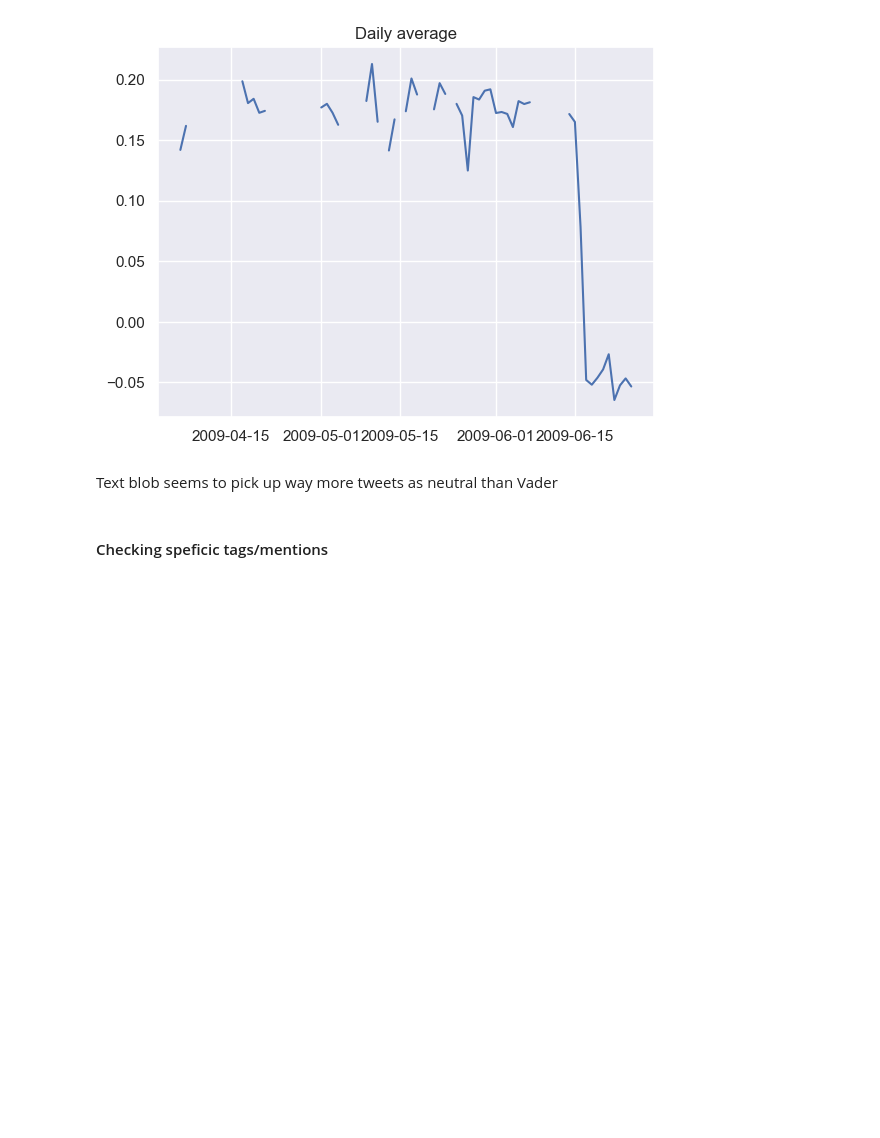
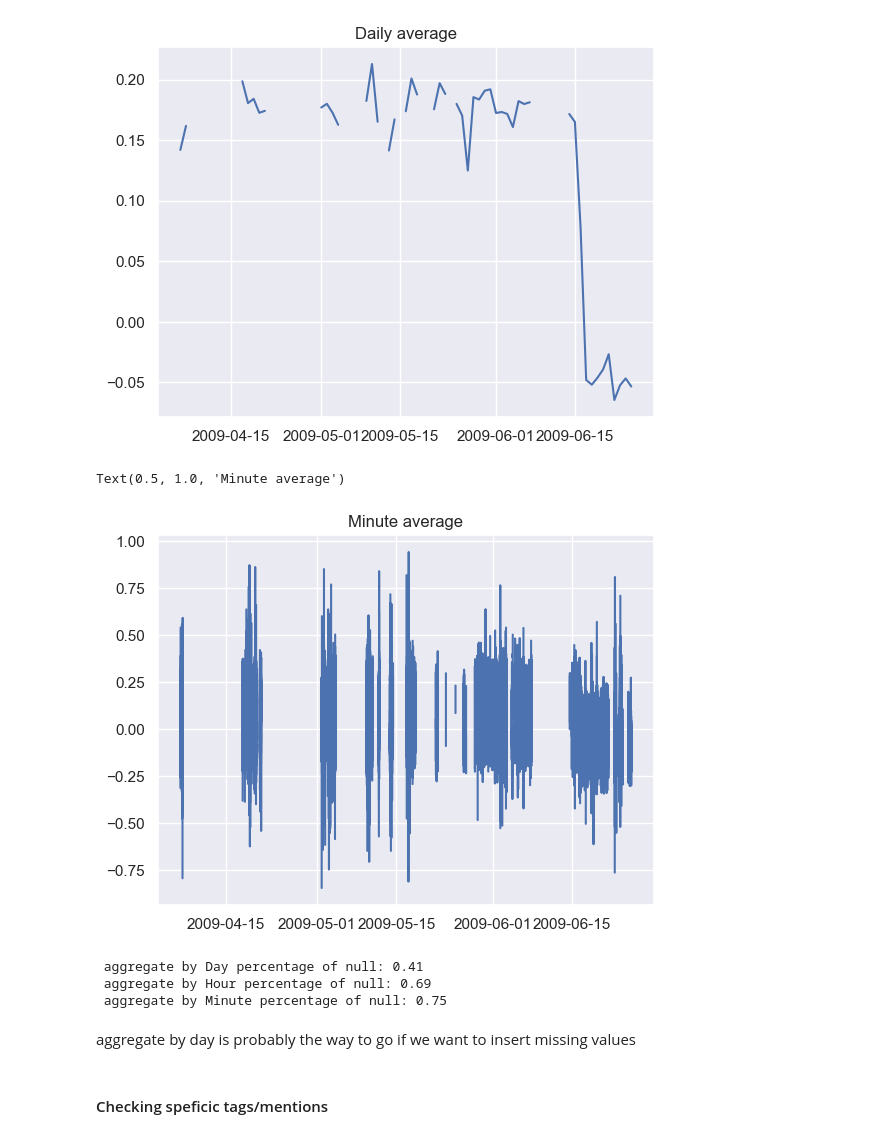
Before and after one commit to alexCCTcollege/CA2, a Jupyter notebook: EDA.ipynb, the cells around one changed output. Cells and saved outputs as stored; diff of their text form; code cells hidden in the pictures; blank space fills up the shorter version.

```diff
--- a/EDA.ipynb
+++ b/EDA.ipynb
@@ -194,8 +196,23 @@ plt.title("Daily average")
 # %% [output]
 Text(0.5, 1.0, 'Daily average')
 [figure]
-# %% [markdown]
-Text blob seems to pick up way more tweets as neutral than Vader
+# %%
+tweet_4 = tweet.set_index('date').groupby(pd.Grouper(freq='T')).mean()
+plt.plot(tweet_4.index,tweet_4['score_V'])
+plt.title("Minute average")
+# %% [output]
+Text(0.5, 1.0, 'Minute average')
+[figure, added]
+# %%
+print(f' aggregate by Day percentage of null: {round(tweet_3.score_V.isna().sum()/len(tweet_3),2)}')
+print(f' aggregate by Hour percentage of null: {round(tweet_2.score_V.isna().sum()/len(tweet_2),2)}')
+print(f' aggregate by Minute percentage of null: {round(tweet_4.score_V.isna().sum()/len(tweet_4),2)}')
+# %% [output]
+ aggregate by Day percentage of null: 0.41
+ aggregate by Hour percentage of null: 0.69
+ aggregate by Minute percentage of null: 0.75
+# %% [markdown]
+aggregate by day is probably the way to go if we want to insert missing values
 # %% [markdown]
 #### Checking speficic tags/mentions
 # %%
```
Also changed, not shown: parts of 1 cell of this notebook.
